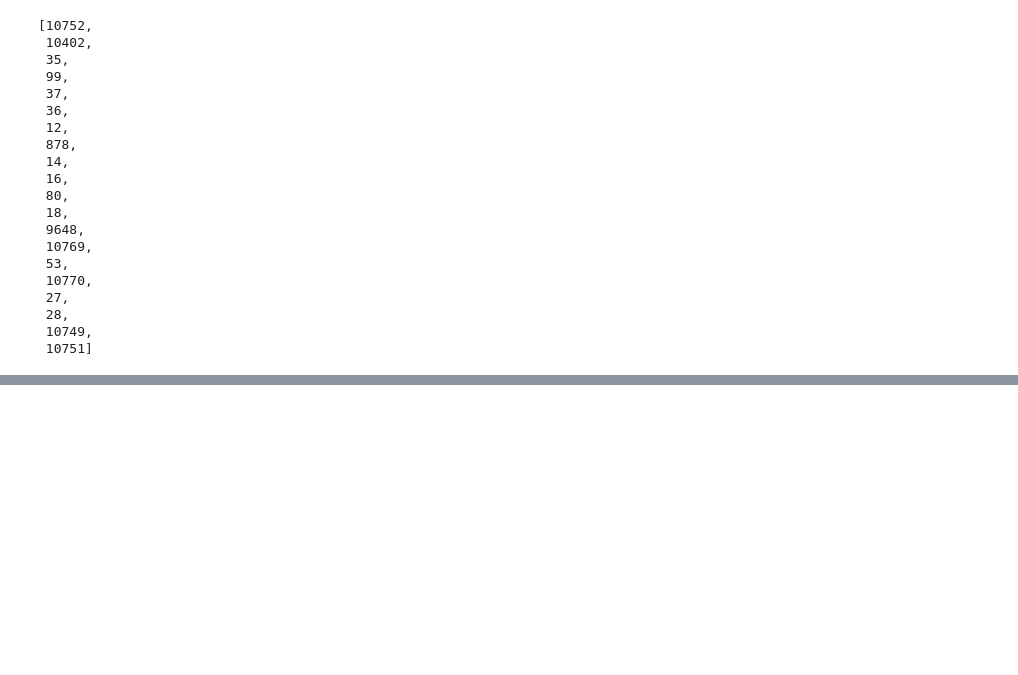
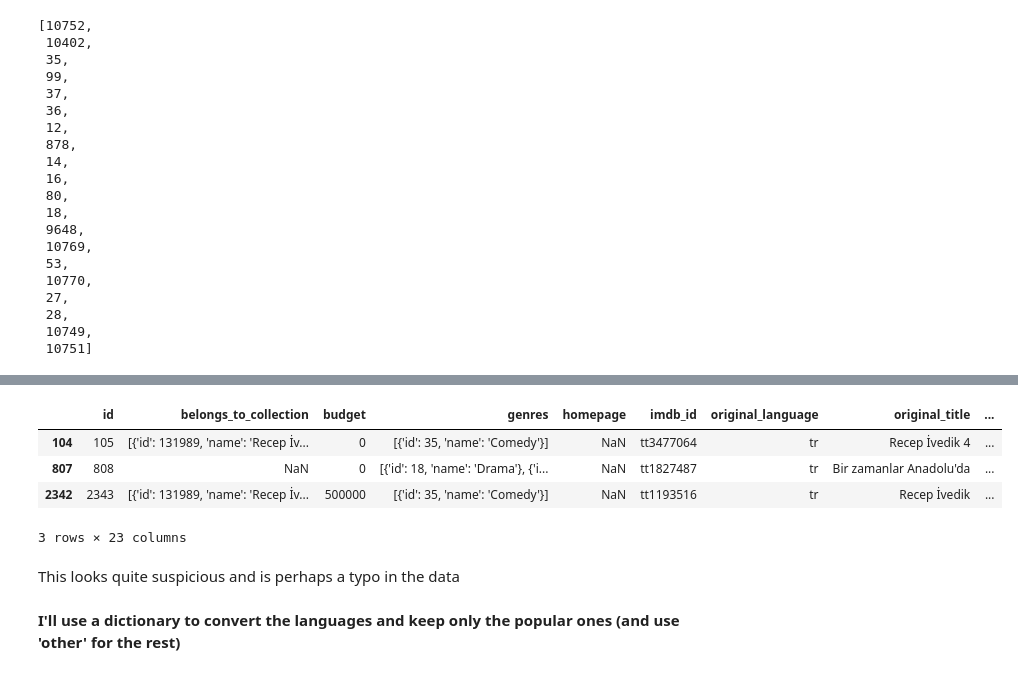
Before and after one commit to ralhadeff/kaggle-competitions, a Jupyter notebook: TMDB/tmdb-extract-tables.ipynb, the cells around one changed output, grey strips where cells are left out. Cells and saved outputs as stored; diff of their text form; code cells hidden in the pictures; blank space fills up the shorter version.

```diff
--- a/TMDB/tmdb-extract-tables.ipynb
+++ b/TMDB/tmdb-extract-tables.ipynb
@@ -249,0 +310,12 @@ pd.DataFrame({'name':ordered_names,'revenue':revenue},index=all_genres).to_csv('
+# %%
+train[train['original_language']=='tr']
+# %% [output]
+|  | id | belongs_to_collection | budget | genres | homepage | imdb_id | original_language | original_title | ... |
+| 104 | 105 | [{'id': 131989, 'name': 'Recep İv... | 0 | [{'id': 35, 'name': 'Comedy'}] | NaN | tt3477064 | tr | Recep İvedik 4 | ... |
+| 807 | 808 | NaN | 0 | [{'id': 18, 'name': 'Drama'}, {'i... | NaN | tt1827487 | tr | Bir zamanlar Anadolu'da | ... |
+| 2342 | 2343 | [{'id': 131989, 'name': 'Recep İv... | 500000 | [{'id': 35, 'name': 'Comedy'}] | NaN | tt1193516 | tr | Recep İvedik | ... |
+3 rows × 23 columns
+# %% [markdown]
+This looks quite suspicious and is perhaps a typo in the data
+# %% [markdown]
+**I'll use a dictionary to convert the languages and keep only the popular ones (and use 'other' for the rest)**
```
Also changed, not shown: parts of 13 cells of this notebook.
